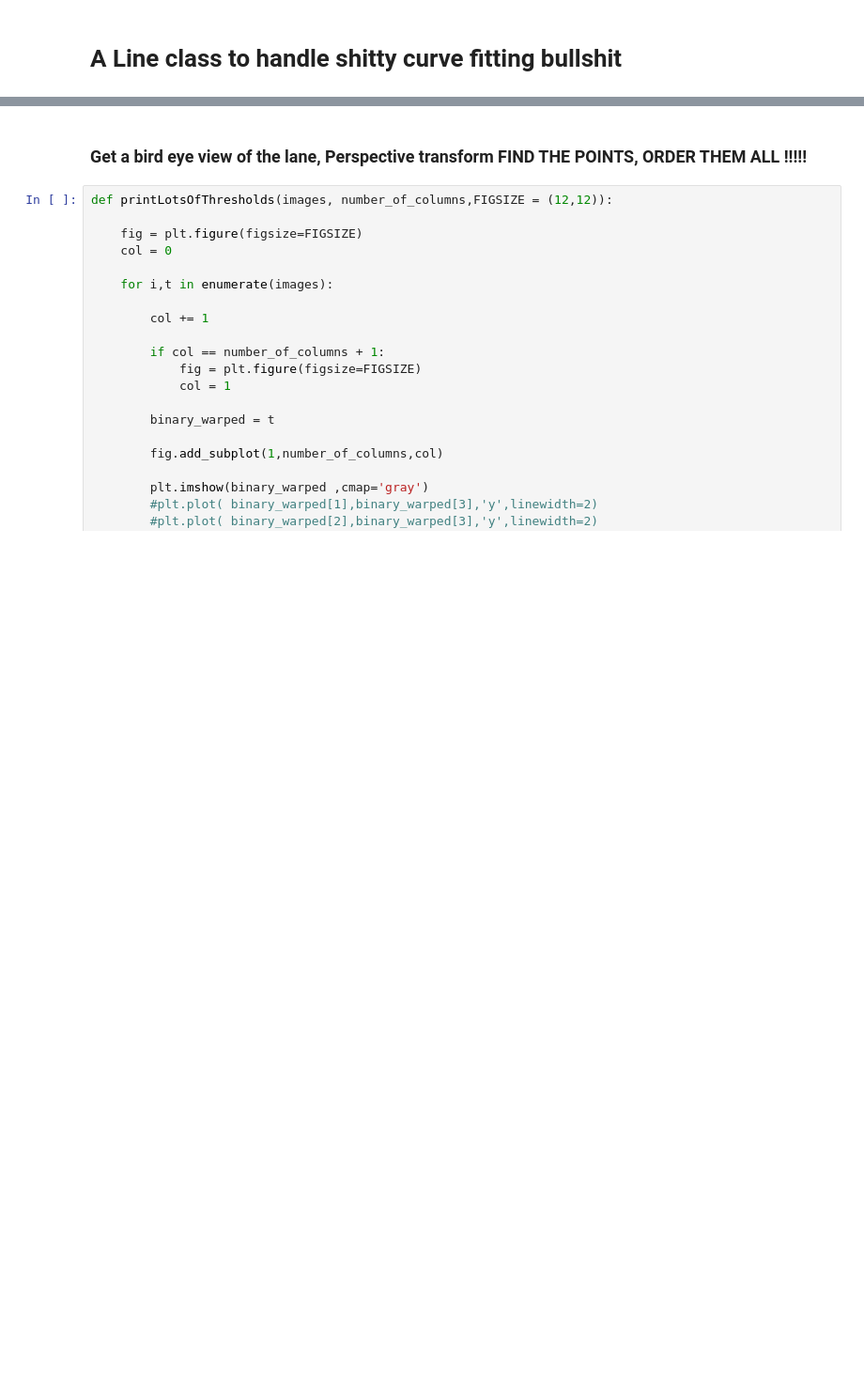
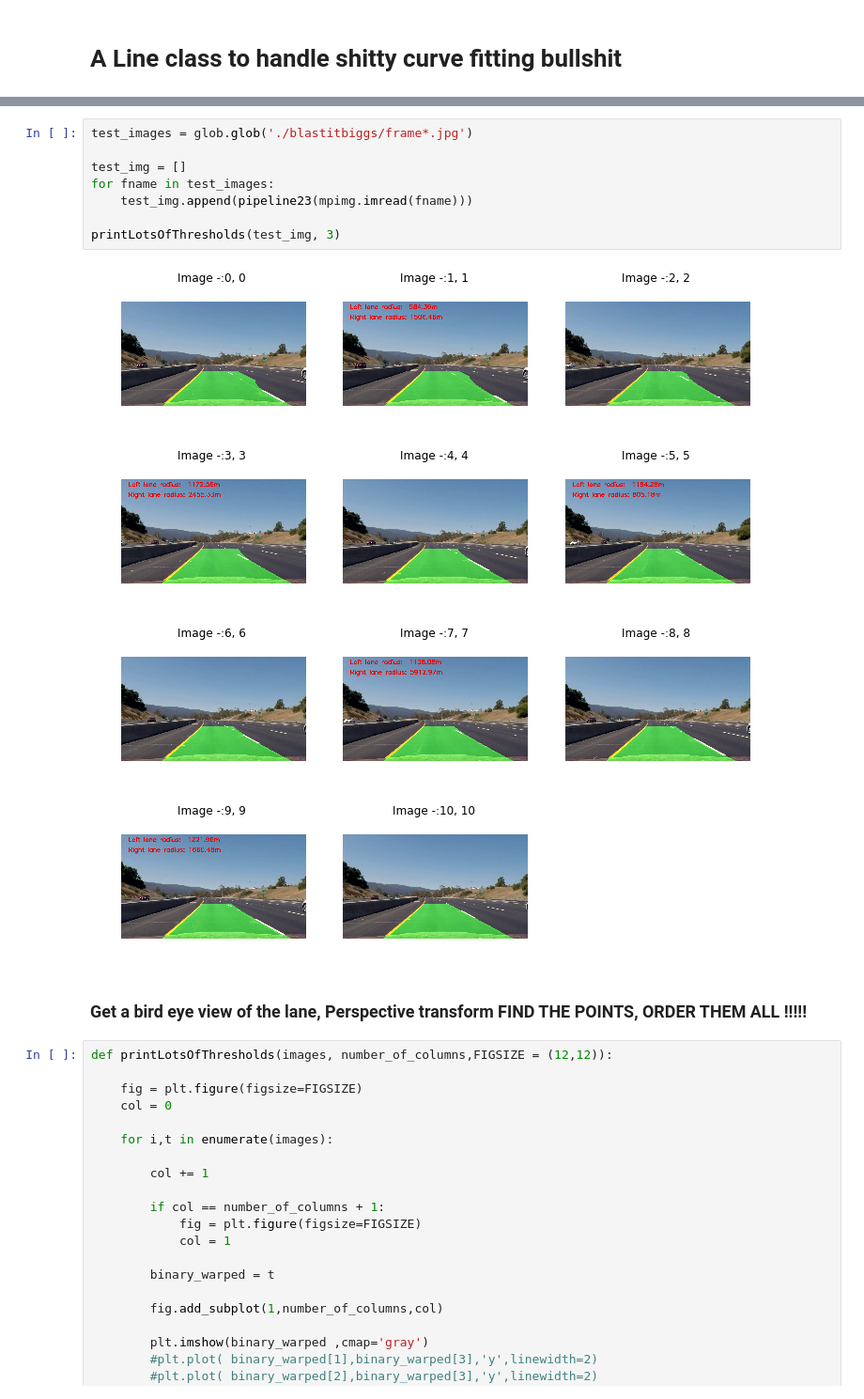
Before and after one commit to leclair-7/CarND-Advanced-Lane-Lines, a Jupyter notebook: Advanced-Lane-Finding.ipynb, the cells around one changed output, grey strips where cells are left out. Shown at 94% size. Saved outputs shown, nothing was run; the diff lists cells and outputs as text; blank space fills up the shorter version.

```diff
--- a/Advanced-Lane-Finding.ipynb
+++ b/Advanced-Lane-Finding.ipynb
@@ -700,3 +566,16 @@ white_clip = clip2.fl_image(pipeline23)
+# %%
+test_images = glob.glob('./blastitbiggs/frame*.jpg')
+
+test_img = []
+for fname in test_images:
+    test_img.append(pipeline23(mpimg.imread(fname)))
+
+printLotsOfThresholds(test_img, 3)
+# %% [output]
+[figure, added]
+[figure, added]
+[figure, added]
+[figure, added]
 # %% [markdown]
 ### Get a bird eye view of the lane, Perspective transform FIND THE POINTS, ORDER THEM ALL !!!!!
 # %%
```
Also changed, not shown: parts of 18 cells of this notebook.
